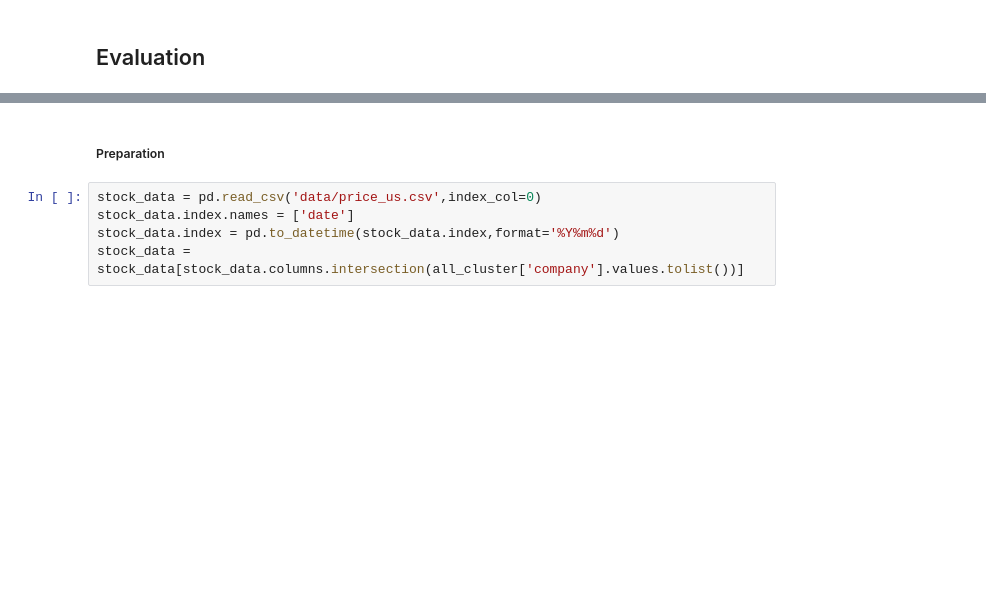
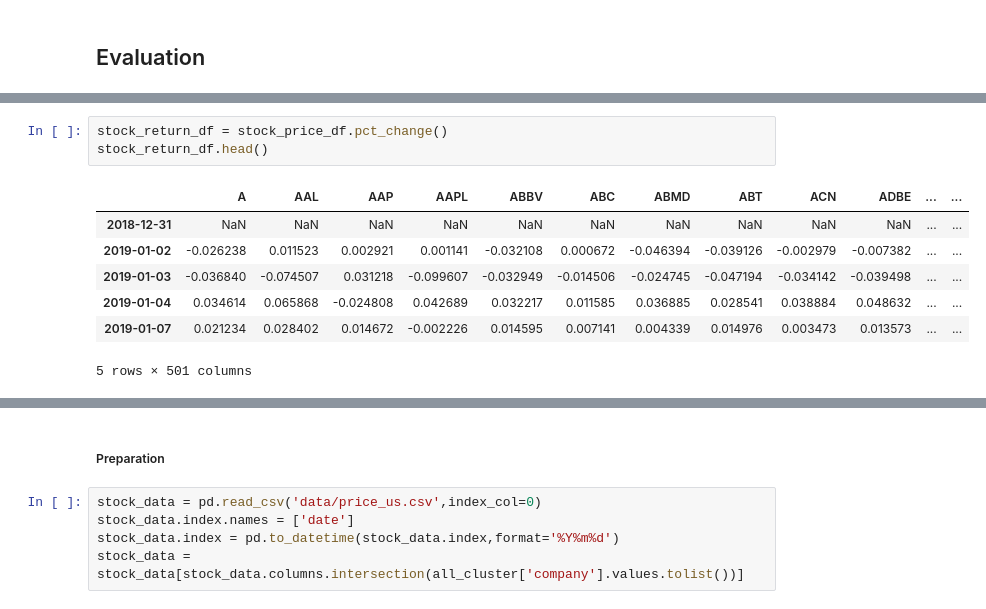
Before and after one commit to Sivalavida/Text-based-Industry-Classification, a Jupyter notebook: LSI Word Embedding.ipynb, the cells around one changed output, grey strips where cells are left out. Drawn from its saved outputs; the diff is of its cells as text; blank space fills up the shorter version.

```diff
--- a/LSI Word Embedding.ipynb
+++ b/LSI Word Embedding.ipynb
@@ -313,0 +327,11 @@ all_cluster.head()
+# %%
+stock_return_df = stock_price_df.pct_change()
+stock_return_df.head()
+# %% [output]
+|  | A | AAL | AAP | AAPL | ABBV | ABC | ABMD | ABT | ACN | ADBE | ... | ... |
+| 2018-12-31 | NaN | NaN | NaN | NaN | NaN | NaN | NaN | NaN | NaN | NaN | ... | ... |
+| 2019-01-02 | -0.026238 | 0.011523 | 0.002921 | 0.001141 | -0.032108 | 0.000672 | -0.046394 | -0.039126 | -0.002979 | -0.007382 | ... | ... |
+| 2019-01-03 | -0.036840 | -0.074507 | 0.031218 | -0.099607 | -0.032949 | -0.014506 | -0.024745 | -0.047194 | -0.034142 | -0.039498 | ... | ... |
+| 2019-01-04 | 0.034614 | 0.065868 | -0.024808 | 0.042689 | 0.032217 | 0.011585 | 0.036885 | 0.028541 | 0.038884 | 0.048632 | ... | ... |
+| 2019-01-07 | 0.021234 | 0.028402 | 0.014672 | -0.002226 | 0.014595 | 0.007141 | 0.004339 | 0.014976 | 0.003473 | 0.013573 | ... | ... |
+5 rows × 501 columns
```
Also changed, not shown: parts of 12 cells of this notebook, 1 other file.
